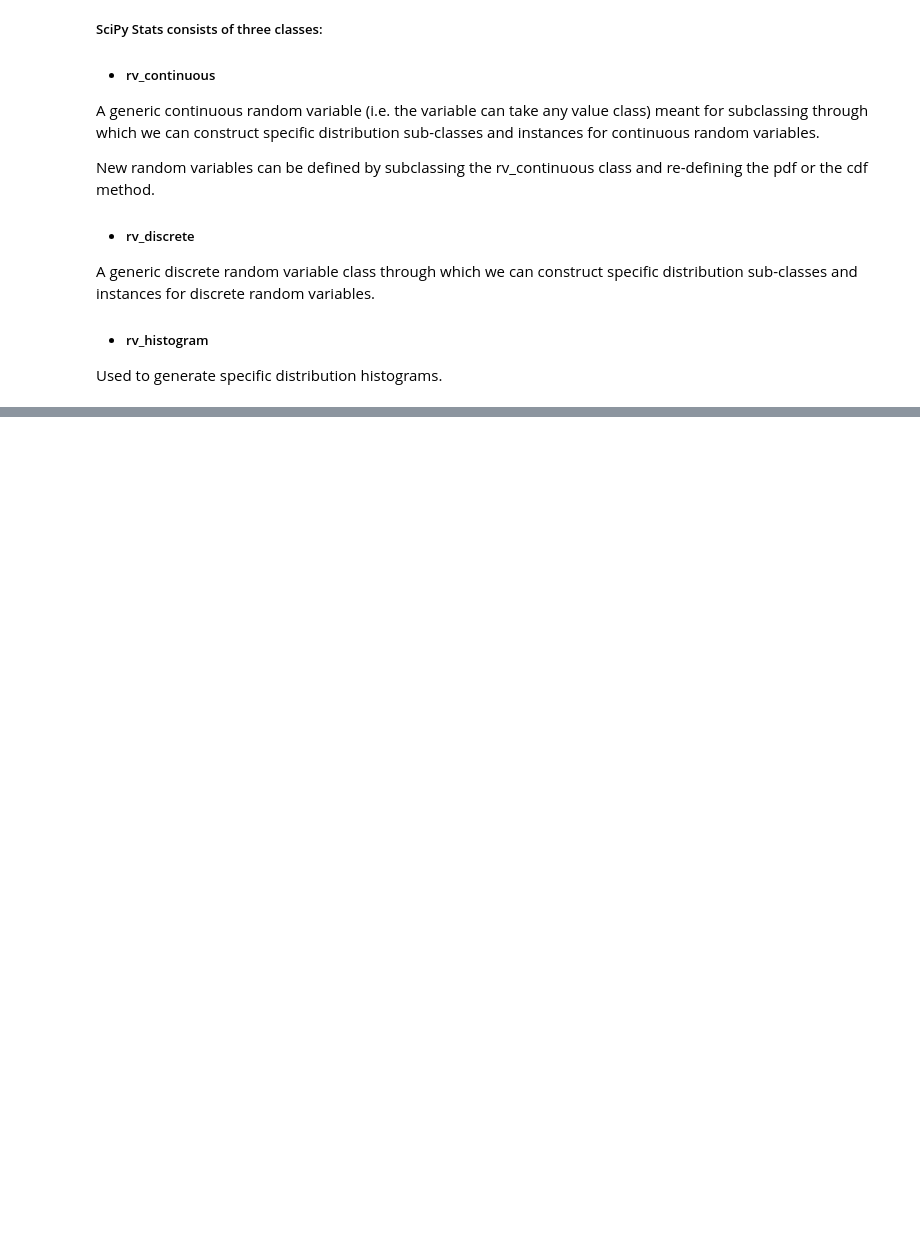
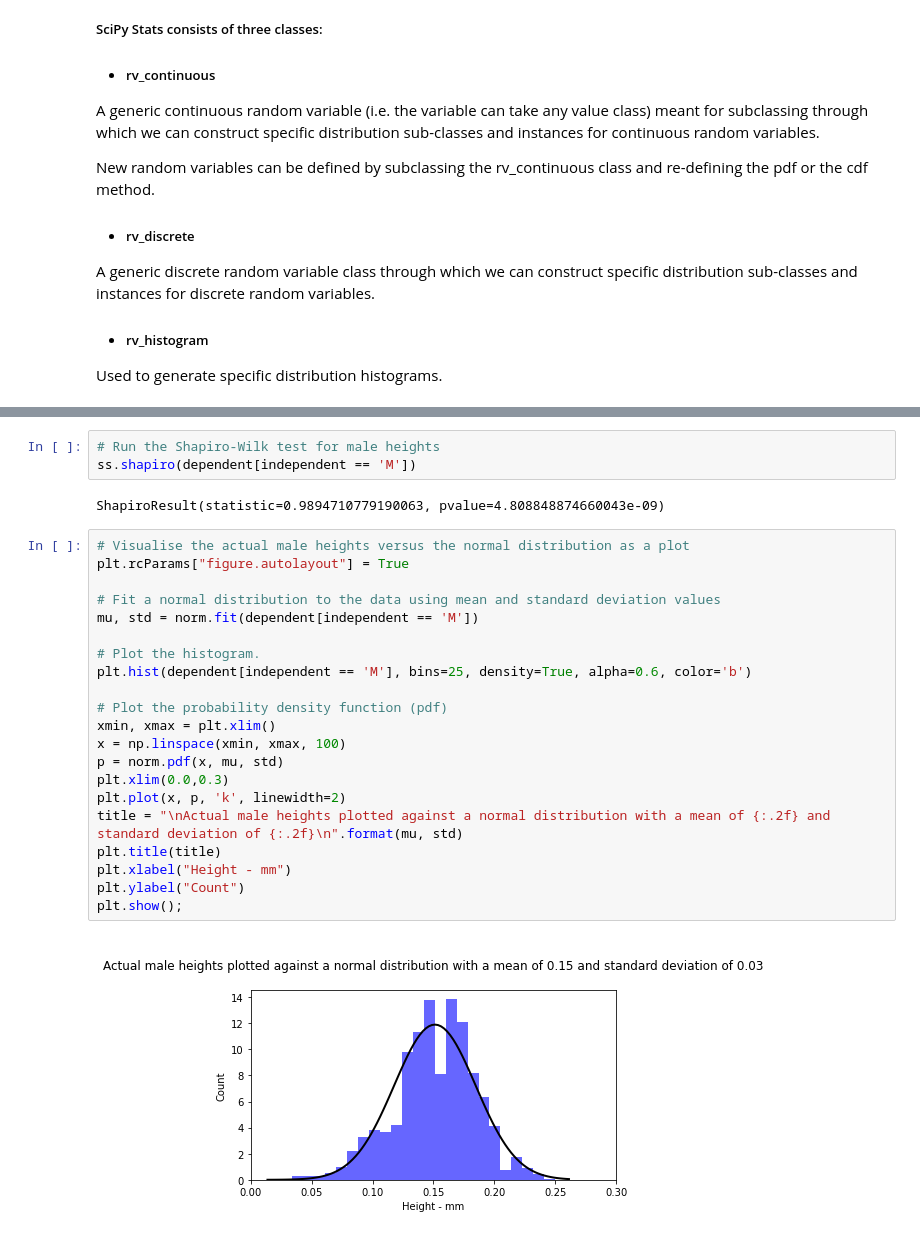
Before and after one commit to Fiona-600/Machine-Learning-and-Statistics-Project, a Jupyter notebook: scikit-stats.ipynb, the cells around one changed output, grey strips where cells are left out. Drawn from its saved outputs; the diff is of its cells as text; blank space fills up the shorter version.

```diff
--- a/scikit-stats.ipynb
+++ b/scikit-stats.ipynb
@@ -44,0 +272,28 @@ Used to generate specific distribution histograms.
+# %%
+# Run the Shapiro-Wilk test for male heights
+ss.shapiro(dependent[independent == 'M'])
+# %% [output]
+ShapiroResult(statistic=0.9894710779190063, pvalue=4.808848874660043e-09)
+# %%
+# Visualise the actual male heights versus the normal distribution as a plot
+plt.rcParams["figure.autolayout"] = True
+
+# Fit a normal distribution to the data using mean and standard deviation values
+mu, std = norm.fit(dependent[independent == 'M'])
+
+# Plot the histogram.
+plt.hist(dependent[independent == 'M'], bins=25, density=True, alpha=0.6, color='b')
+
+# Plot the probability density function (pdf)
+xmin, xmax = plt.xlim()
+x = np.linspace(xmin, xmax, 100)
+p = norm.pdf(x, mu, std)
+plt.xlim(0.0,0.3)
+plt.plot(x, p, 'k', linewidth=2)
+title = "\nActual male heights plotted against a normal distribution with a mean of {:.2f} and standard deviation of {:.2f}\n".format(mu, std)
+plt.title(title)
+plt.xlabel("Height - mm")
+plt.ylabel("Count")
+plt.show();
+# %% [output]
+[figure, added]
```
Also changed, not shown: parts of 33 cells of this notebook.
